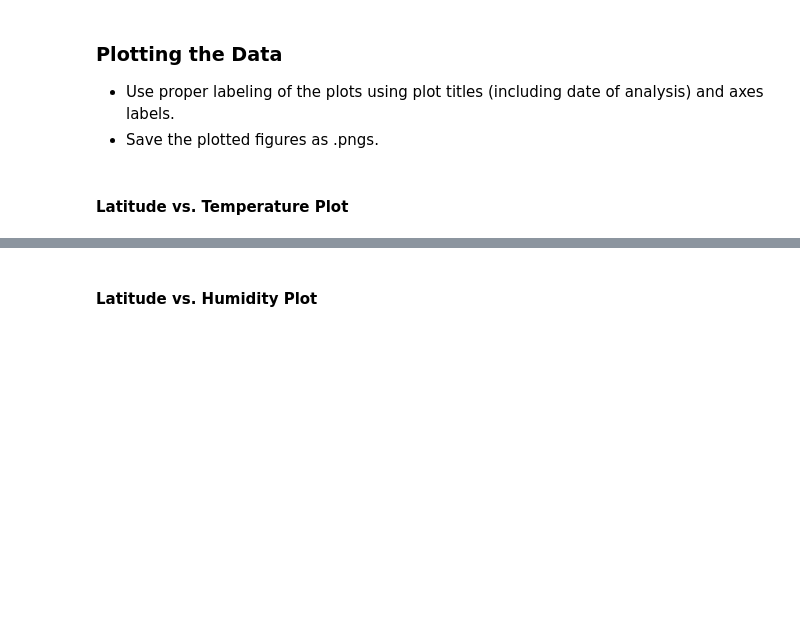
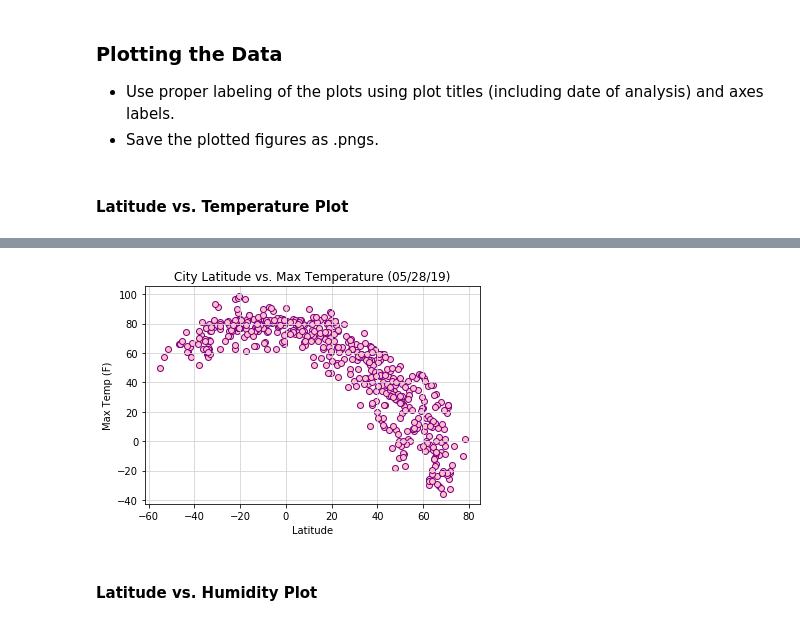
Before and after one commit to CMRobicheaux/python-api-challenge, a Jupyter notebook: starter_code/WeatherPy.ipynb, the cells around one changed output, grey strips where cells are left out. Cells and saved outputs as stored; diff of their text form; code cells hidden in the pictures; blank space fills up the shorter version.

```diff
--- a/starter_code/WeatherPy.ipynb
+++ b/starter_code/WeatherPy.ipynb
@@ -54,17 +54,14 @@ len(cities)
 * Perform a weather check on each city using a series of successive API calls.
 * Include a print log of each city as it'sbeing processed (with the city number and city name).
 # %%
-url='api.openweathermap.org/data/2.5/weather?units=Imperial&APPID=' + weather_api_key + "&q="
-
+url='http://api.openweathermap.org/data/2.5/weather?units=Imperial&APPID=' + weather_api_key + "&q="
 print("Beginning Data Retriveval")
 print("---------------------------")
 record_count=1
 set_count=1
 city_data=[]
-
-
 for i,city in enumerate(cities):
-    if(i%50==0 and i>=50):
+    if(i%500==0 and i>=500):
         record_count=0
         set_count+=1
     print(f"Processing Record {record_count} of Set {set_count} | {city}")
@@ -80,7 +77,8 @@ for i,city in enumerate(cities):
              "Humidity": city_weather["main"]["humidity"],
              "Wind Speed": city_weather["wind"]["speed"],
              "Country": city_weather["sys"]["country"],
-             "Date": city_weather["dt"]
+             "Date": city_weather["dt"],
+             "Clouds": city_weather["clouds"]["all"]
          })
     except:
         print("City not found. Skipping..")
@@ -172,0 +111,3 @@ dtype: int64
+# %%
+weather_data = pd.DataFrame(city_data)
+weather_data.head()
@@ -182,2 +129,12 @@ dtype: int64
+# %%
+plt.scatter(weather_data["Lat"],weather_data["Max Temp"],edgecolors="purple",facecolors="pink")
+plt.title("City Latitude vs. Max Temperature (05/28/19)")
+plt.xlabel("Latitude")
+plt.ylabel("Max Temp (F)")
+plt.grid (b=True, which="major", axis="both", linestyle="-",color="lightgrey")
+plt.savefig("Lat_v_Temp.png")
+plt.show()
+# %% [output]
+[figure, added]
 # %% [markdown]
 #### Latitude vs. Humidity Plot
```
Also changed, not shown: parts of 33 cells of this notebook, 13 other files.
